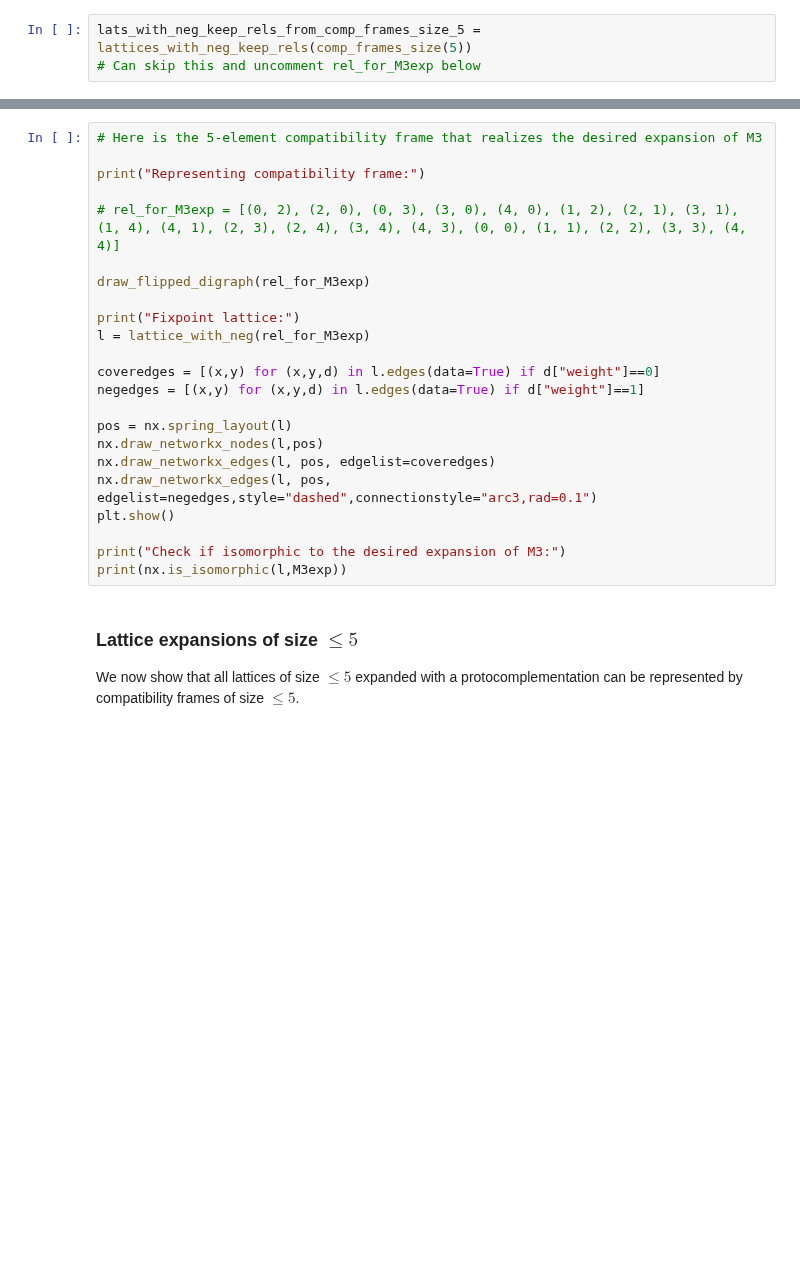
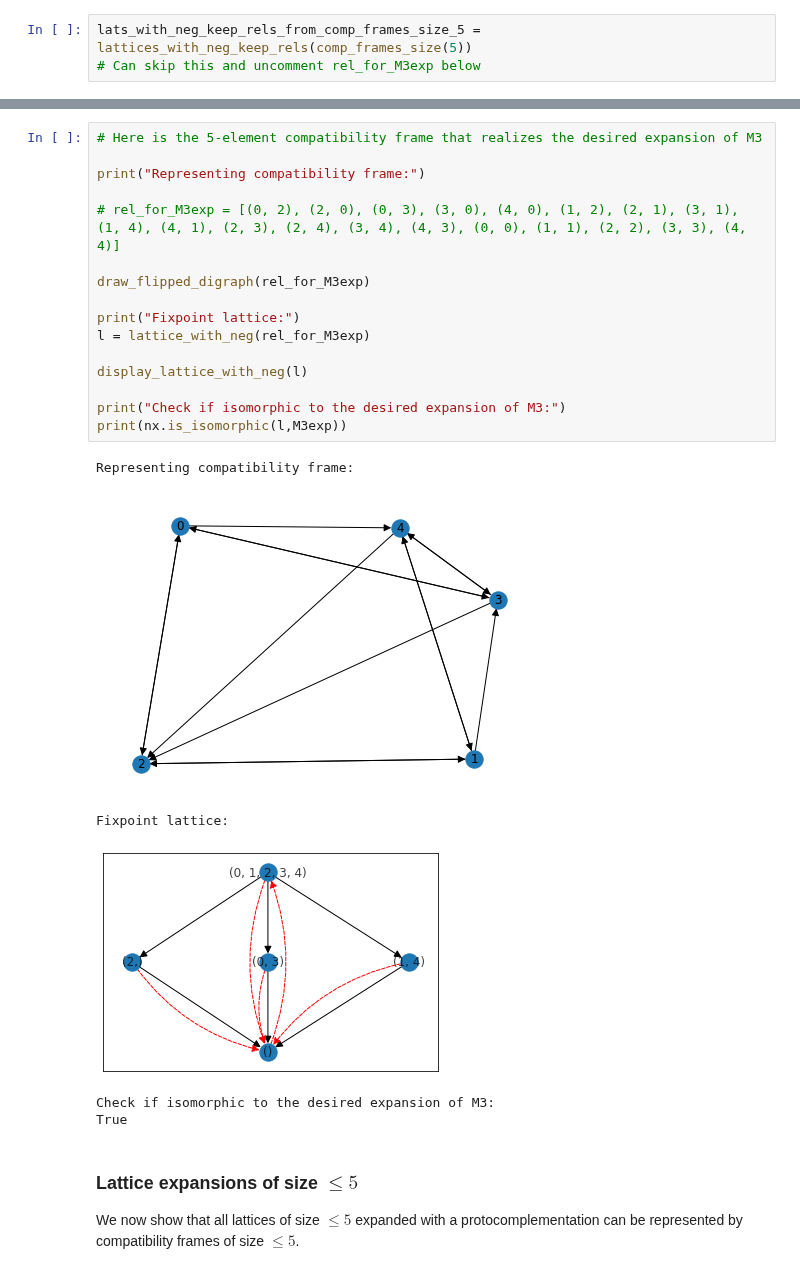
Before and after one commit to wesholliday/compat-frames, a Jupyter notebook: compat-frames.ipynb, the cells around one changed output, grey strips where cells are left out. Drawn from its saved outputs; the diff is of its cells as text; blank space fills up the shorter version.

```diff
--- a/compat-frames.ipynb
+++ b/compat-frames.ipynb
@@ -1914,26 +2182,26 @@ print(f"Representing relation: {rel_for_M3exp}")
 # %%
 # Here is the 5-element compatibility frame that realizes the desired expansion of M3
 
 print("Representing compatibility frame:")
 
 # rel_for_M3exp = [(0, 2), (2, 0), (0, 3), (3, 0), (4, 0), (1, 2), (2, 1), (3, 1), (1, 4), (4, 1), (2, 3), (2, 4), (3, 4), (4, 3), (0, 0), (1, 1), (2, 2), (3, 3), (4, 4)]
 
 draw_flipped_digraph(rel_for_M3exp)
 
 print("Fixpoint lattice:")
 l = lattice_with_neg(rel_for_M3exp)
 
-coveredges = [(x,y) for (x,y,d) in l.edges(data=True) if d["weight"]==0]
-negedges = [(x,y) for (x,y,d) in l.edges(data=True) if d["weight"]==1]
-
-pos = nx.spring_layout(l)
-nx.draw_networkx_nodes(l,pos)
-nx.draw_networkx_edges(l, pos, edgelist=coveredges)
-nx.draw_networkx_edges(l, pos, edgelist=negedges,style="dashed",connectionstyle="arc3,rad=0.1")
-plt.show()
+display_lattice_with_neg(l)
 
 print("Check if isomorphic to the desired expansion of M3:")
 print(nx.is_isomorphic(l,M3exp))
+# %% [output]
+Representing compatibility frame:
+[figure, added]
+Fixpoint lattice:
+[figure, added]
+Check if isomorphic to the desired expansion of M3:
+True
 # %% [markdown]
 ### Lattice expansions of size $\leq 5$
 
```
Also changed, not shown: parts of 32 cells of this notebook.
